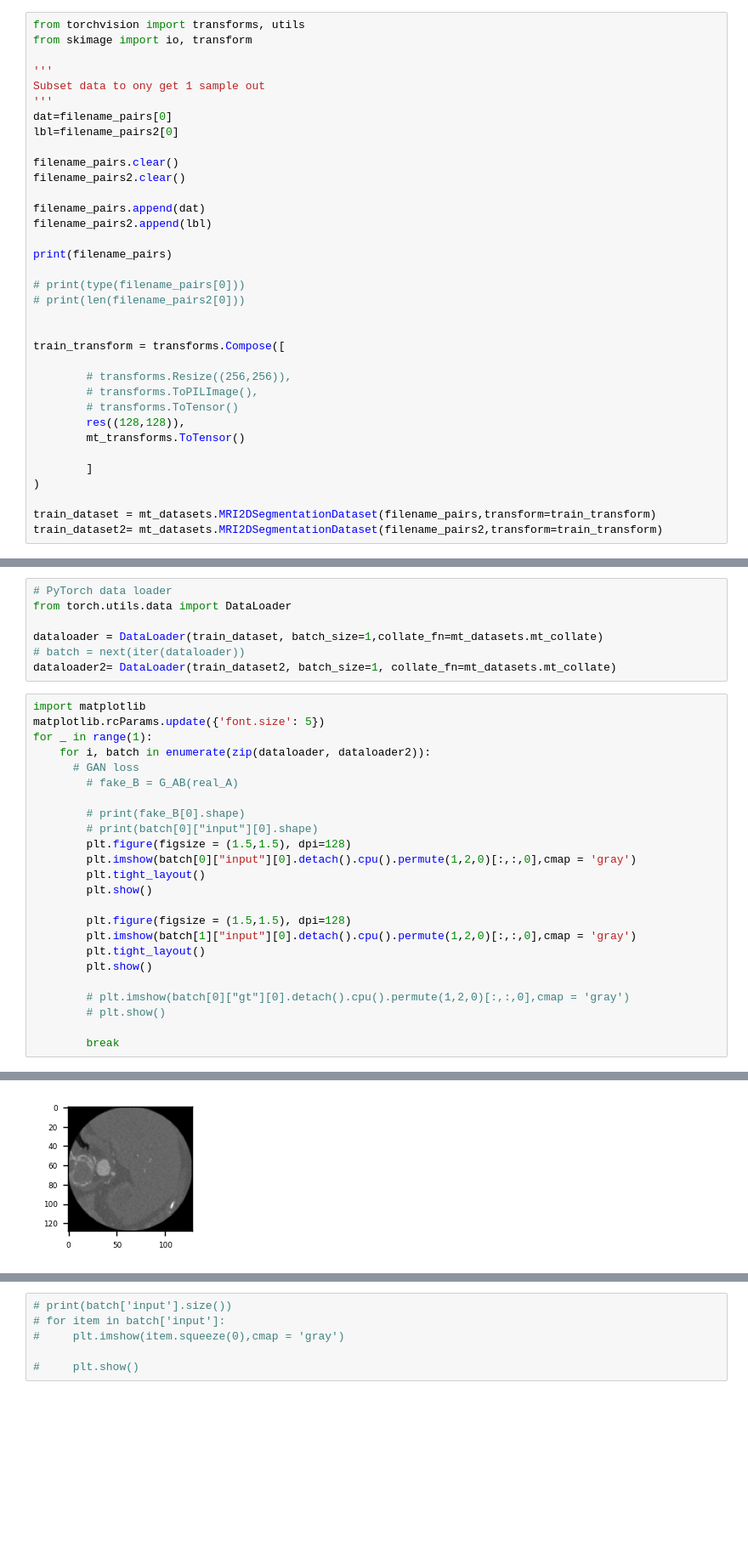
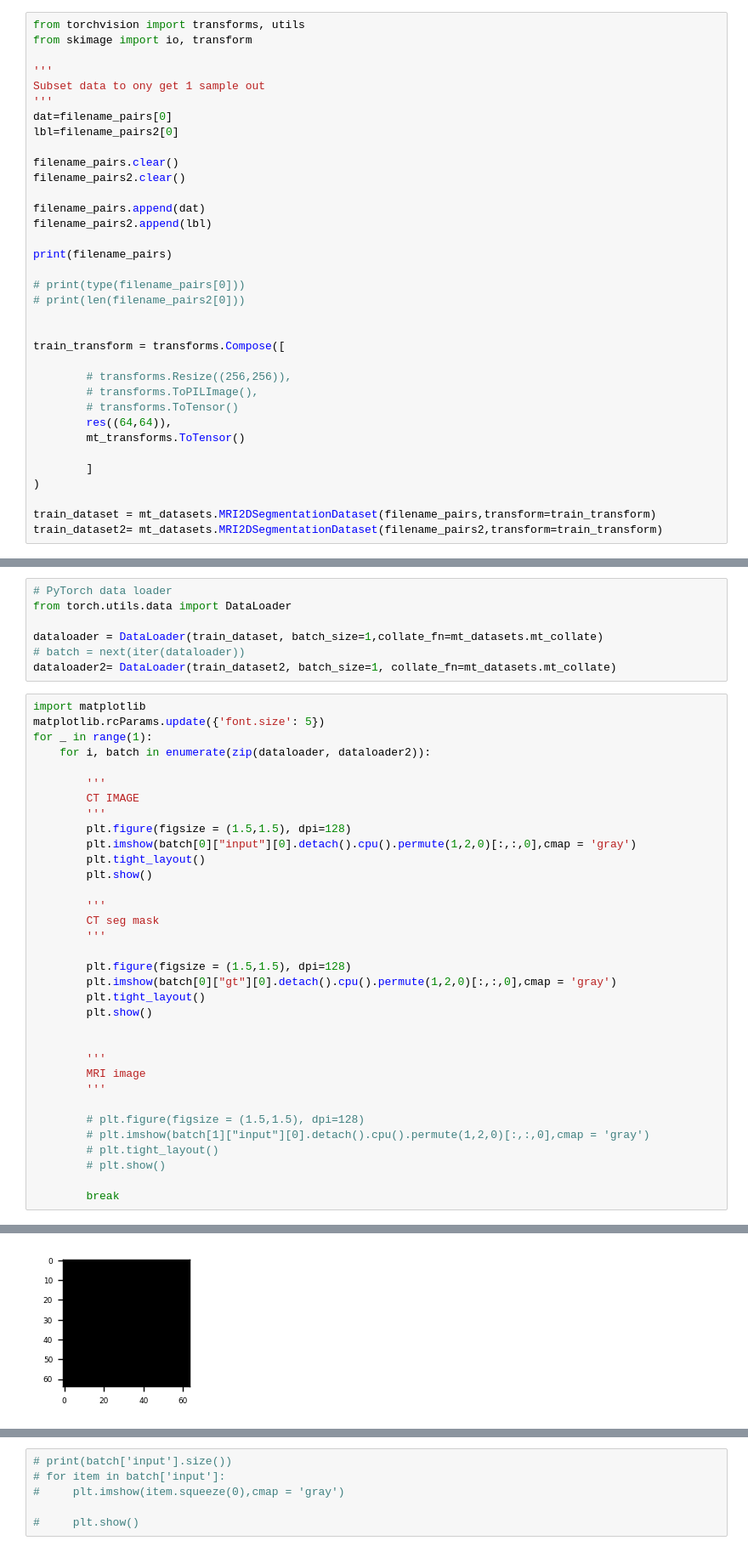
Before and after one commit to CrimsonScythe/DeepImageTranslation, a Jupyter notebook: model.ipynb, the cells around one changed output, grey strips where cells are left out. Shown at 85% size. Drawn from its saved outputs; the diff is of its cells as text; blank space fills up the shorter version.

```diff
--- a/model.ipynb
+++ b/model.ipynb
@@ -285,7 +293,7 @@ train_transform = transforms.Compose([
         # transforms.Resize((256,256)),
         # transforms.ToPILImage(),
         # transforms.ToTensor()
-        res((128,128)),
+        res((64,64)),
         mt_transforms.ToTensor()
 
         ]
@@ -307,22 +325,32 @@ import matplotlib
 matplotlib.rcParams.update({'font.size': 5})
 for _ in range(1):
     for i, batch in enumerate(zip(dataloader, dataloader2)):
-      # GAN loss
-        # fake_B = G_AB(real_A)
 
-        # print(fake_B[0].shape)
-        # print(batch[0]["input"][0].shape)
+        '''
+        CT IMAGE
+        '''
         plt.figure(figsize = (1.5,1.5), dpi=128)
         plt.imshow(batch[0]["input"][0].detach().cpu().permute(1,2,0)[:,:,0],cmap = 'gray')
         plt.tight_layout()
         plt.show()
 
+        '''
+        CT seg mask
+        '''
+
         plt.figure(figsize = (1.5,1.5), dpi=128)
-        plt.imshow(batch[1]["input"][0].detach().cpu().permute(1,2,0)[:,:,0],cmap = 'gray')
+        plt.imshow(batch[0]["gt"][0].detach().cpu().permute(1,2,0)[:,:,0],cmap = 'gray')
         plt.tight_layout()
         plt.show()
 
-        # plt.imshow(batch[0]["gt"][0].detach().cpu().permute(1,2,0)[:,:,0],cmap = 'gray')
+
+        '''
+        MRI image
+        '''
+
+        # plt.figure(figsize = (1.5,1.5), dpi=128)
+        # plt.imshow(batch[1]["input"][0].detach().cpu().permute(1,2,0)[:,:,0],cmap = 'gray')
+        # plt.tight_layout()
         # plt.show()
 
         break
@@ -331,4 +359,4 @@ for _ in range(1):
-[figure, old version]
+[figure, new version]
 # %%
 # for i,b in enumerate(dataloader):
 #     print(b['input'].size())
```
Also changed, not shown: parts of 16 cells of this notebook.
